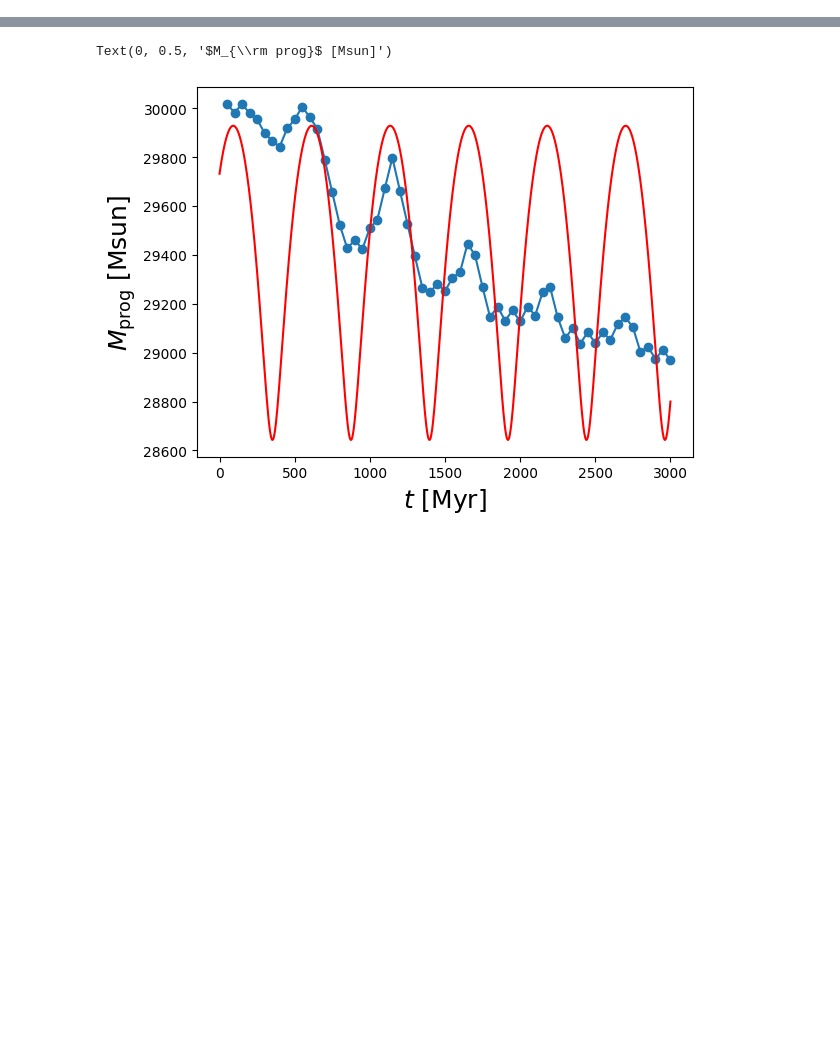
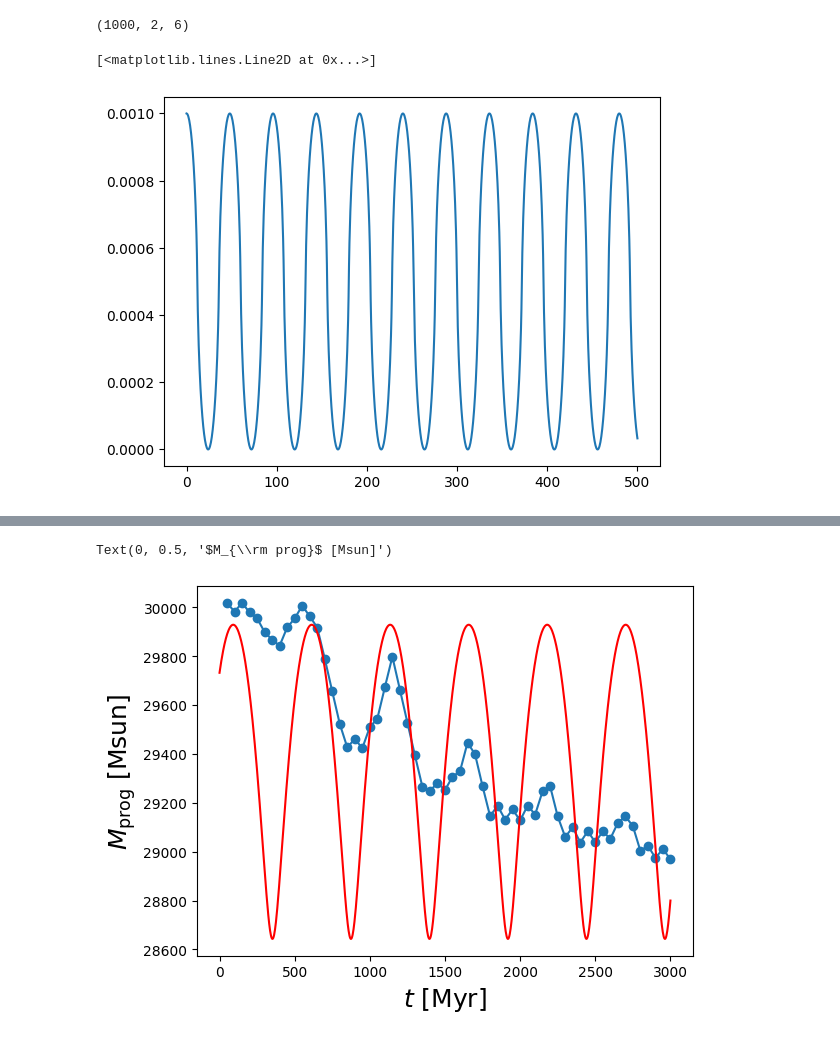
Before and after one commit to jnibauer/streamsculptor, a Jupyter notebook: examples/tests.ipynb, the cells around one changed output, grey strips where cells are left out. Drawn from its saved outputs; the diff is of its cells as text; code cells hidden in the pictures; blank space fills up the shorter version.

Commit message:
added brute force nbody field

```diff
--- a/examples/tests.ipynb
+++ b/examples/tests.ipynb
@@ -17,3 +17,22 @@ import numpy as np
 import jax
 import RestrictedNbody
 jax.config.update("jax_enable_x64", True)
+# %%
+masses = jnp.array([1,1,])
+init_pos = jnp.array([[0,0,0],[.001,0,0]])
+init_vel = jnp.array([[0,0.0001,0],[0,.0001,0]])
+xv = jnp.hstack([init_pos,init_vel])
+
+NbodyGen = fields.Nbody_field(masses=masses,units=usys,eps=.0001)
+
+ts = jnp.linspace(0,500,1000)
+out = fields.integrate_field(w0=xv,ts=ts,field=NbodyGen,rtol=1e-9,atol=1e-9,dtmin=0.05)
+# %%
+out.ys.shape
+# %% [output]
+(1000, 2, 6)
+# %%
+plt.plot(out.ts,out.ys[:,1,0])
+# %% [output]
+[<matplotlib.lines.Line2D at 0x...>]
+[figure, added]
```
Also changed, not shown: parts of 1 cell of this notebook, 2 other files.
